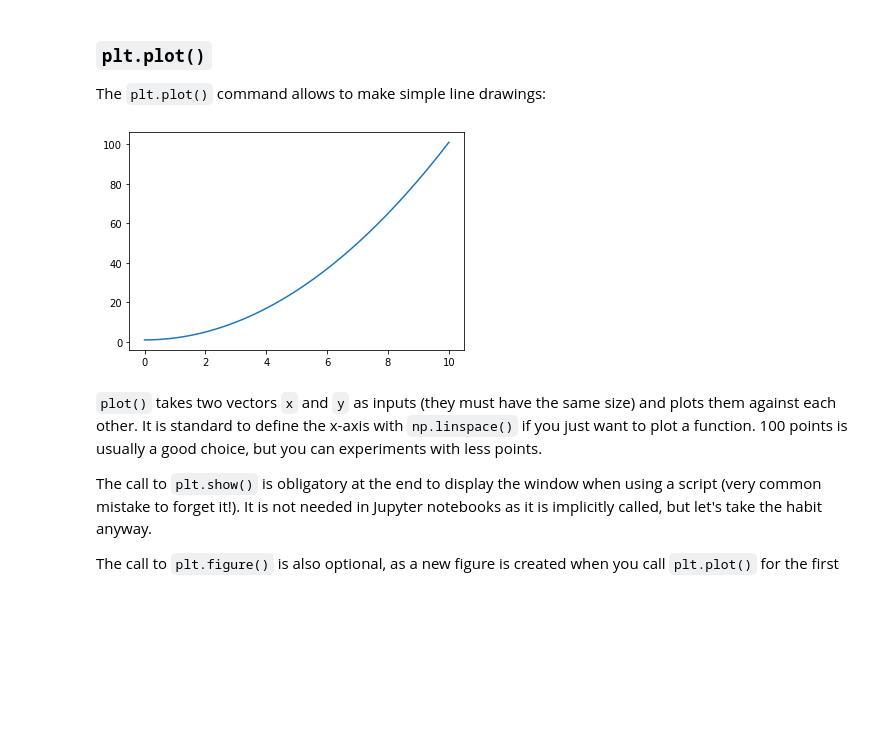
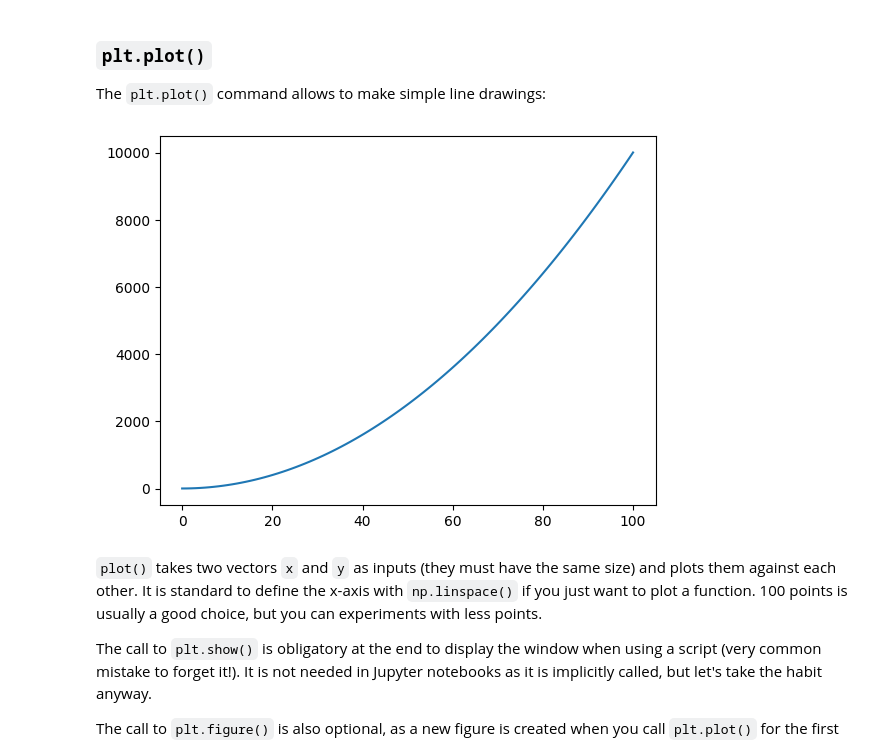
Before and after one commit to 77boom/neurocomputing, a Jupyter notebook: notebooks/2-Numpy.ipynb, the cells around one changed output. Saved outputs shown, nothing was run; the diff lists cells and outputs as text; code cells hidden in the pictures; blank space fills up the shorter version.

```diff
--- a/notebooks/2-Numpy.ipynb
+++ b/notebooks/2-Numpy.ipynb
@@ -602,14 +602,16 @@ import matplotlib.pyplot as plt
 
 The `plt.plot()` command allows to make simple line drawings:
 # %%
-x = np.linspace(0., 10., 100)
+import matplotlib.pyplot as plt
+
+x = np.linspace(0., 100., 100)
 y = x**2 + 1.
 
 plt.figure()
 plt.plot(x, y)
 plt.show()
 # %% [output]
-[figure, old version]
+[figure, new version]
 # %% [markdown]
 `plot()` takes two vectors `x` and `y` as inputs (they must have the same size) and plots them against each other. It is standard to define the x-axis with `np.linspace()` if you just want to plot a function. 100 points is usually a good choice, but you can experiments with less points.
 
```
Also changed, not shown: parts of 5 cells of this notebook.
